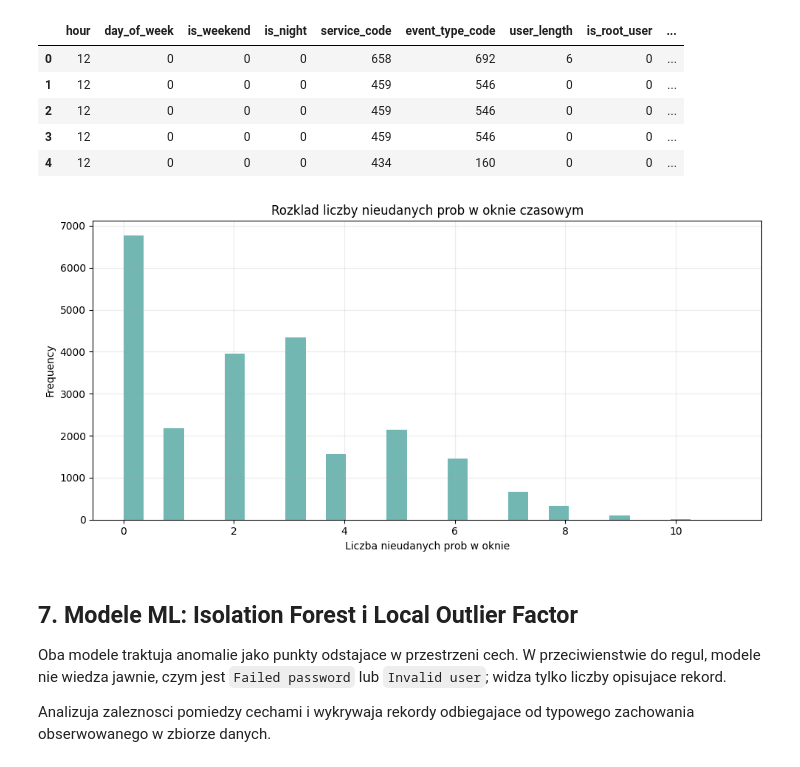
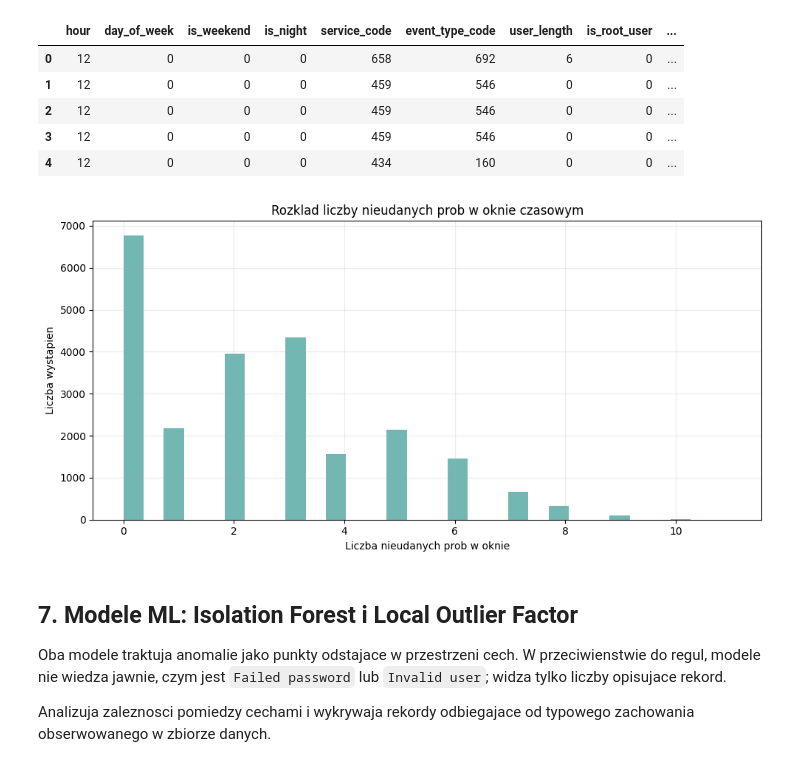
Before and after one commit to lukaskierzek/bihso_project, a Jupyter notebook: notebooks/presentation.ipynb, the cells around one changed output. Cells and saved outputs as stored; diff of their text form; code cells hidden in the pictures.

```diff
--- a/notebooks/presentation.ipynb
+++ b/notebooks/presentation.ipynb
@@ -346,11 +346,12 @@ features.head()
 # %%
 # Wykres 9: histogram liczby nieudanych prob w oknie czasowym.
 # Pomaga to modelom i regulom identyfikowac brute-force SSH.
 ax = features['failed_login_count_window'].plot(kind='hist', bins=30, color='#72b7b2', title='Rozklad liczby nieudanych prob w oknie czasowym')
 ax.set_xlabel('Liczba nieudanych prob w oknie')
+ax.set_ylabel('Liczba wystapien')
 plt.tight_layout()
 # %% [output]
-[figure, old version]
+[figure, new version]
 # %% [markdown]
 ## 7. Modele ML: Isolation Forest i Local Outlier Factor
 
```
Also changed, not shown: parts of 1 cell of this notebook.
